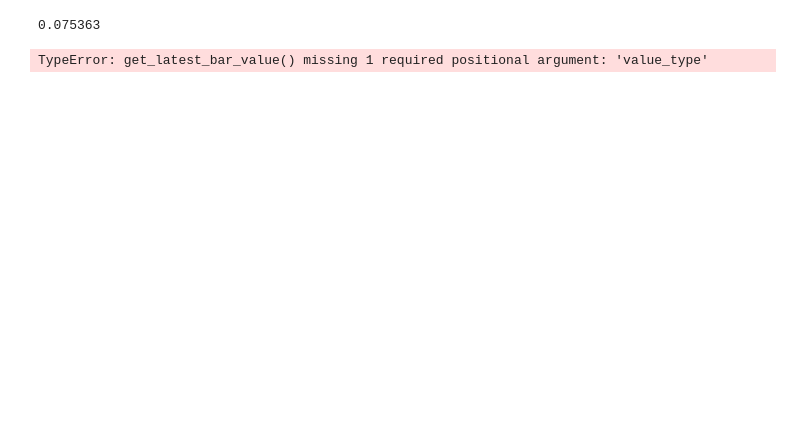
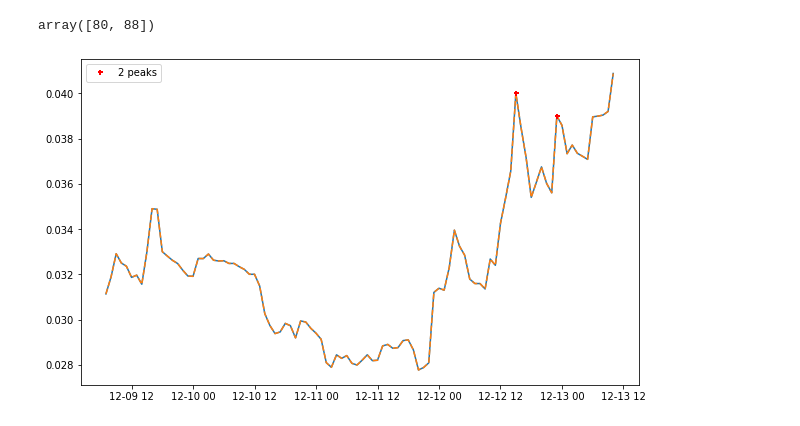
Before and after one commit to webclinic017/promesse-trading-engine-v2, a Jupyter notebook: notebooks/CSV Data Handler.ipynb, the cells around one changed output. Cells and saved outputs as stored; diff of their text form; code cells hidden in the pictures; blank space fills up the shorter version.

```diff
--- a/notebooks/CSV Data Handler.ipynb
+++ b/notebooks/CSV Data Handler.ipynb
@@ -65,7 +68,7 @@ class CSVDataHandler:
 
     def get_latest_bars(self, symbol, N=1):
         try:
-            return self.latest_symbol_data[symbol][-N:]
+            return np.array(self.latest_symbol_data[symbol][-N:])
         except KeyError:
             print("That symbol is not available in the historical data set.")
             raise
@@ -94,4 +97,4 @@ class CSVDataHandler:
             return np.array([getattr(bar, value_type) for bar in bars])
 # %%
 symbol_list = ['BTC-USDT', 'ETH-BTC']
-data_handler = CSVDataHandler('exchange_data', symbol_list, timeframe='1h')
+data_handler = CSVDataHandler('../exchange_data', symbol_list, timeframe='1h')
@@ -196,8 +104,19 @@ closes = data_handler.get_latest_bars_values('ETH-BTC', 'close', N=100)
-# %%
-data_handler.get_latest_bar_value('ETH-BTC', 'close')
-# %% [output]
-0.075363
-# %%
-data_handler.get_latest_bar_value('ETH-BTC').close
-# %% [output]
-TypeError: get_latest_bar_value() missing 1 required positional argument: 'value_type'
+# %%
+datetimes = data_handler.get_latest_bars_values('ETH-BTC', 'Index', N=100)
+highs = data_handler.get_latest_bars_values('ETH-BTC', 'high', N=100)
+lows = data_handler.get_latest_bars_values('ETH-BTC', 'low', N=100)
+closes = data_handler.get_latest_bars_values('ETH-BTC', 'close', N=100)
+rsis = talib.RSI(closes, timeperiod=14)
+rsis = rsis[~np.isnan(rsis)]
+# %%
+indexes = peakutils.indexes(highs, thres=0.8, min_dist=1)
+indexes_rsi = peakutils.indexes(rsis, thres=0.8, min_dist=1)
+indexes
+# %% [output]
+array([80, 88])
+# %%
+pyplot.figure(figsize=(10,6))
+pyplot.plot(datetimes, highs)
+pplot(datetimes, highs, indexes)
+# %% [output]
+[figure, added]
```
Also changed, not shown: parts of 11 cells of this notebook, 45 other files.
